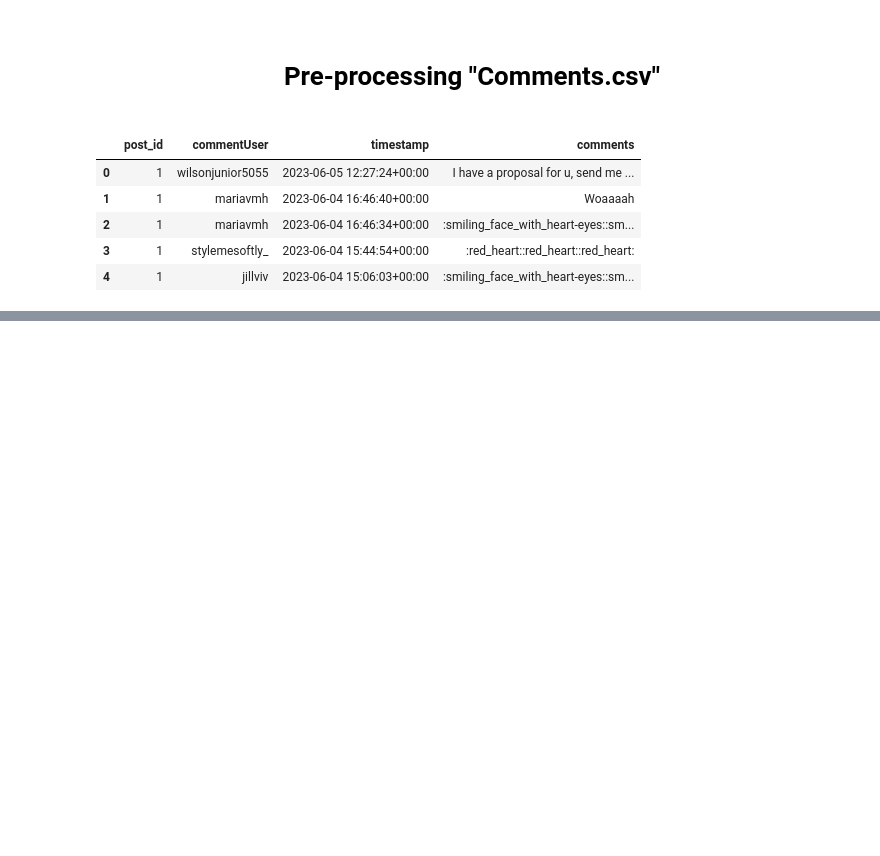
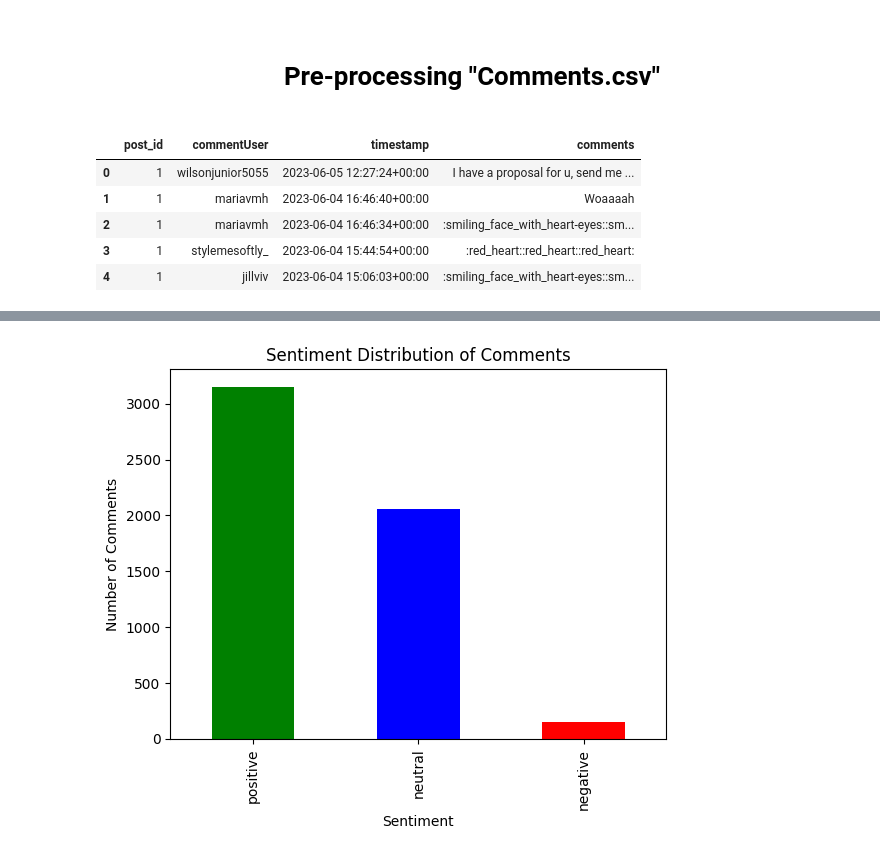
Before and after one commit to 23092003e/A-Fashion-Recommendation-System-via-Sequence-Mining-on-Social-Media-, a Jupyter notebook: notebooks/data.preprocessing.ipynb, the cells around one changed output, grey strips where cells are left out. Cells and saved outputs as stored; diff of their text form; code cells hidden in the pictures; blank space fills up the shorter version.

```diff
--- a/notebooks/data.preprocessing.ipynb
+++ b/notebooks/data.preprocessing.ipynb
@@ -170,0 +247,2 @@ comments_df.head()
+# %%
+comments_df['tokens'] = comments_df['clean_comments'].apply(tokenize_and_remove_stopwords_preserve_emoji)
@@ -170,0 +367,33 @@ comments_df.head()
+# %%
+def extract_preferences(text):
+    if not text:
+        return []
+
+    preferences = []
+
+    # Định nghĩa một số mẫu thể hiện sở thích
+    patterns = [
+        r'(?:love|like|prefer|enjoy|adore|favorite)\s+(\w+\s+\w+)',
+        r'(?:stunning|beautiful|perfect|amazing|great)\s+(\w+)',
+        r'(\w+)\s+(?:is|are|looks|seems)\s+(?:nice|good|great|perfect|amazing)'
+    ]
+
+    for pattern in patterns:
+        matches = re.findall(pattern, text.lower())
+        if matches:
+            preferences.extend(matches)
+
+    return list(set(preferences))
+# %%
+comments_df['preferences'] = comments_df['clean_comments'].apply(extract_preferences)
+# %%
+emoji_presence = comments_df['clean_comments'].apply(
+    lambda x: [emoji for emoji in emoji_text_list if re.search(r'\b' + emoji + r'\b', x)]
+)
+comments_df['emoji_present'] = emoji_presence
+
+
+print("\nẢnh hưởng của emoji lên cảm xúc:")
+emoji_impact = comments_df.groupby('sentiment')['emoji_present'].apply(lambda x: [item for sublist in x for item in sublist])
+for sentiment, emojis in emoji_impact.items():
+    print(f"{sentiment}: {Counter(emojis).most_common()}")
@@ -170,0 +405,12 @@ comments_df.head()
+# %%
+import matplotlib.pyplot as plt
+
+# Count the number of comments for each sentiment label
+sentiment_counts = comments_df['sentiment'].value_counts()
+sentiment_counts.plot(kind='bar', color=['green', 'blue', 'red'])
+plt.xlabel('Sentiment')
+plt.ylabel('Number of Comments')
+plt.title('Sentiment Distribution of Comments')
+plt.show()
+# %% [output]
+[figure, added]
```
Also changed, not shown: parts of 15 cells of this notebook, 1 other file.
